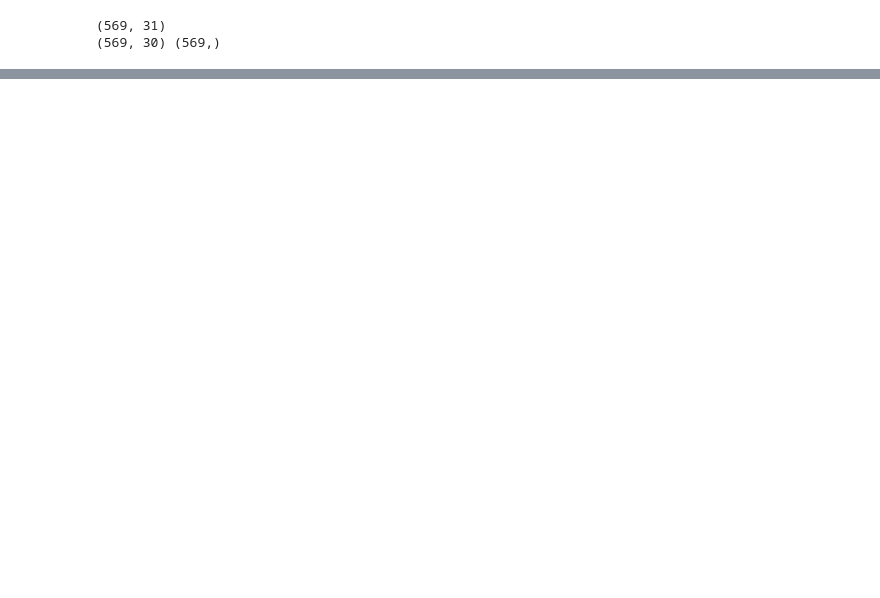
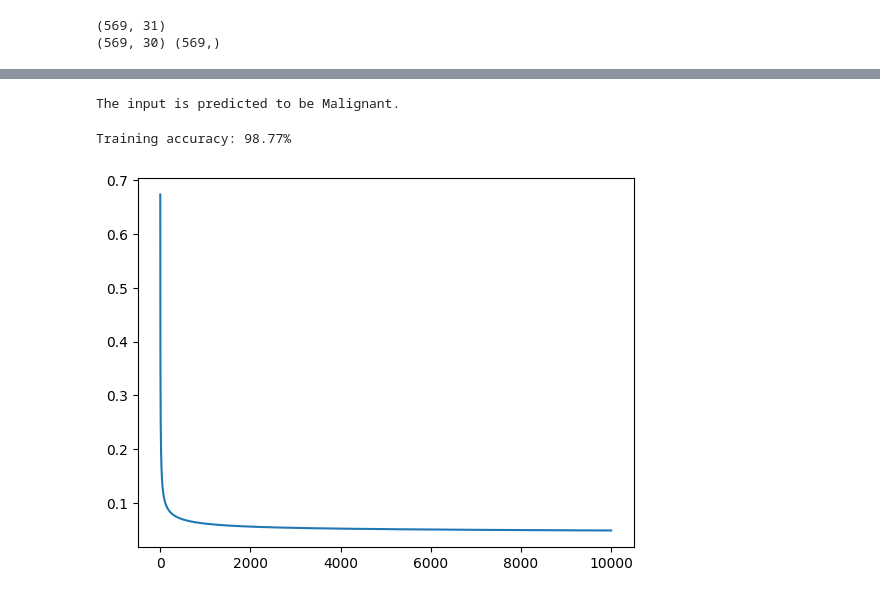
Before and after one commit to vihantandon/Brest_Cancer_Detection, a Jupyter notebook: code.ipynb, the cells around one changed output, grey strips where cells are left out. Saved outputs shown, nothing was run; the diff lists cells and outputs as text; code cells hidden in the pictures; blank space fills up the shorter version.

```diff
--- a/code.ipynb
+++ b/code.ipynb
@@ -81,0 +104,29 @@ w_final,b_final,J_hist = gradient_descent(x_norm,y_train,w,b,alpha,iter,lambda_,
+# %%
+def predict(x,w,b):
+    z = np.dot(x,w) + b
+    f_wb = sigmoid(z)
+    return (f_wb>=0.5).astype(int)
+# %%
+new_input = np.array([
+    17.99, 10.38, 122.80, 1001.0, 0.11840, 0.27760, 0.3001, 0.14710, 0.2419, 25.38,
+    17.33, 184.60, 2019.0, 0.1622, 0.6656, 0.7119, 0.2654, 0.4601, 0.11890, 2.0,
+    20.00, 15.00, 130.0, 1100.0, 0.12, 0.28, 0.31, 0.15, 0.25, 26.0
+])
+
+new_input_norm = (new_input - x_mean)/x_std
+prediction = predict(new_input_norm.reshape(1,-1),w_final,b_final)
+y_pred = predict(x_norm,w_final,b_final)
+
+if prediction[0] == 1:
+    print("The input is predicted to be Malignant.")
+else:
+    print("The input is predicted to be Benign.")
+# %% [output]
+The input is predicted to be Malignant.
+# %%
+plt.plot(range(len(J_hist)),J_hist)
+accuracy = np.mean(y_pred == y_train) * 100
+print(f"Training accuracy: {accuracy:.2f}%")
+# %% [output]
+Training accuracy: 98.77%
+[figure, added]
```
Also changed, not shown: parts of 3 cells of this notebook.
